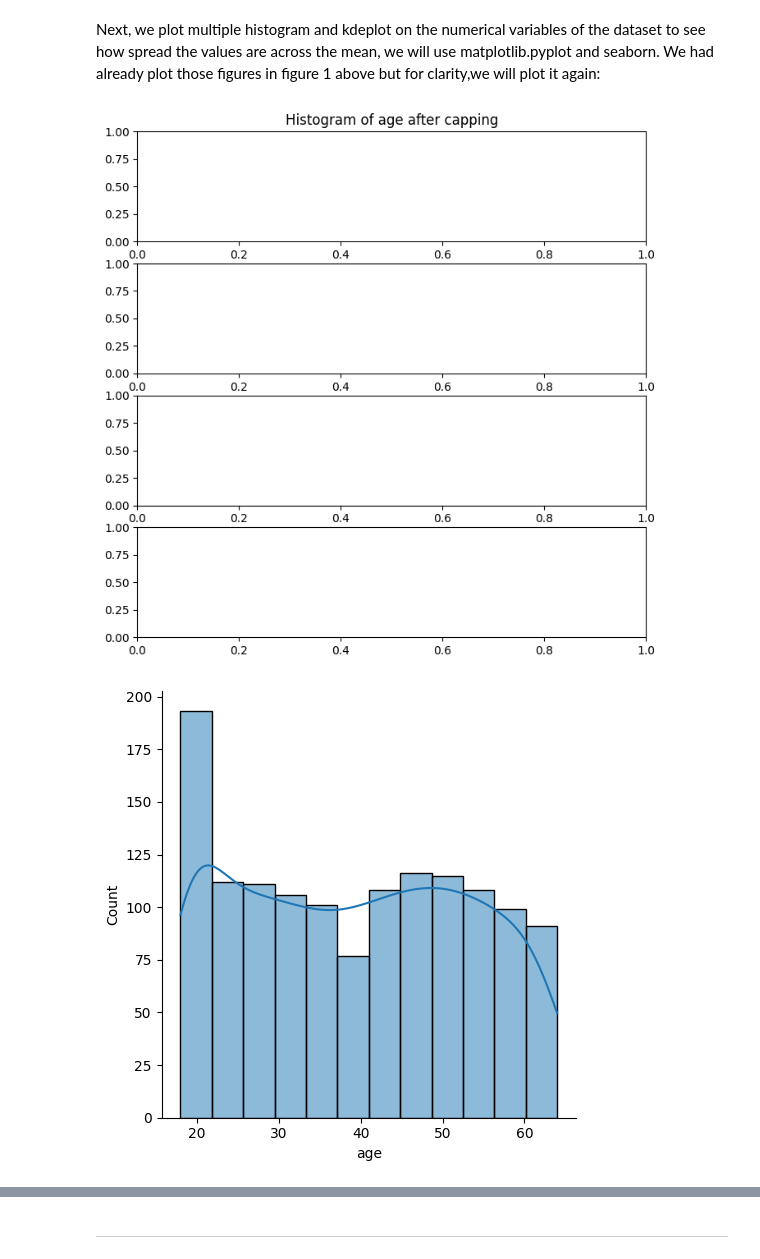
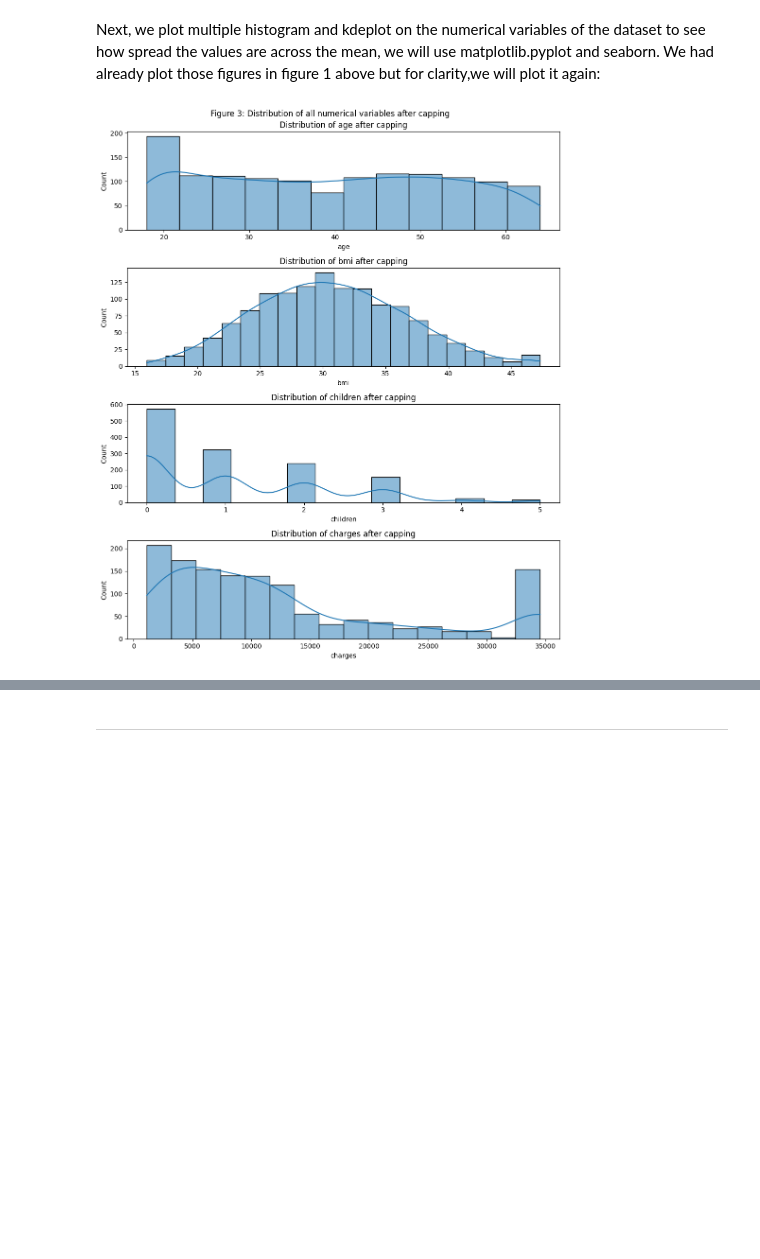
Before and after one commit to chizoalban2003-beep/Project1, a Jupyter notebook: jupyter_notebooks/Notebook_Template.ipynb, the cells around one changed output, grey strips where cells are left out. Cells and saved outputs as stored; diff of their text form; code cells hidden in the pictures; blank space fills up the shorter version.

Commit message:
still numericalplots

```diff
--- a/jupyter_notebooks/Notebook_Template.ipynb
+++ b/jupyter_notebooks/Notebook_Template.ipynb
@@ -221,14 +221,16 @@ df_transformed.describe(include='all') #Descriptive statistics of the transforme
 Next, we plot multiple histogram and kdeplot on the numerical variables of the dataset to see how spread the values are across the mean, we will use matplotlib.pyplot and seaborn.
 We had already plot those figures in figure 1 above but for clarity,we will plot it again:
 # %%
- for col in df_transformed.columns:
-    if df_transformed[col].dtype != 'object':
-        fig, axes=plt.subplots (nrows=4, ncols=1,figsize=(8,8))
-        sns.displot(data=df_transformed, x=col, kde=True, ax=axes[0])
-        axes[0].set_title(f"Histogram of {col} after capping")
-        plt.tight_layout()
-        plt.show()
-    fig.suptitle (f" Figure 3: Distribution of all numerical variables")
+fig, axes = plt.subplots(nrows=4, ncols=1, figsize=(10, 12))
+col_index = 0
+for col in df_transformed.columns:
+    if df_transformed[col].dtype != 'object' and col_index < 4:
+        sns.histplot(data=df_transformed, x=col, kde=True, ax=axes[col_index])
+        axes[col_index].set_title(f"Distribution of {col} after capping")
+        col_index += 1
+
+fig.suptitle("Figure 3: Distribution of all numerical variables after capping")
+plt.tight_layout()
+plt.show()
 # %% [output]
-[figure, old version]
+[figure, new version]
-[figure, removed]
```
Also changed, not shown: parts of 1 cell of this notebook.
